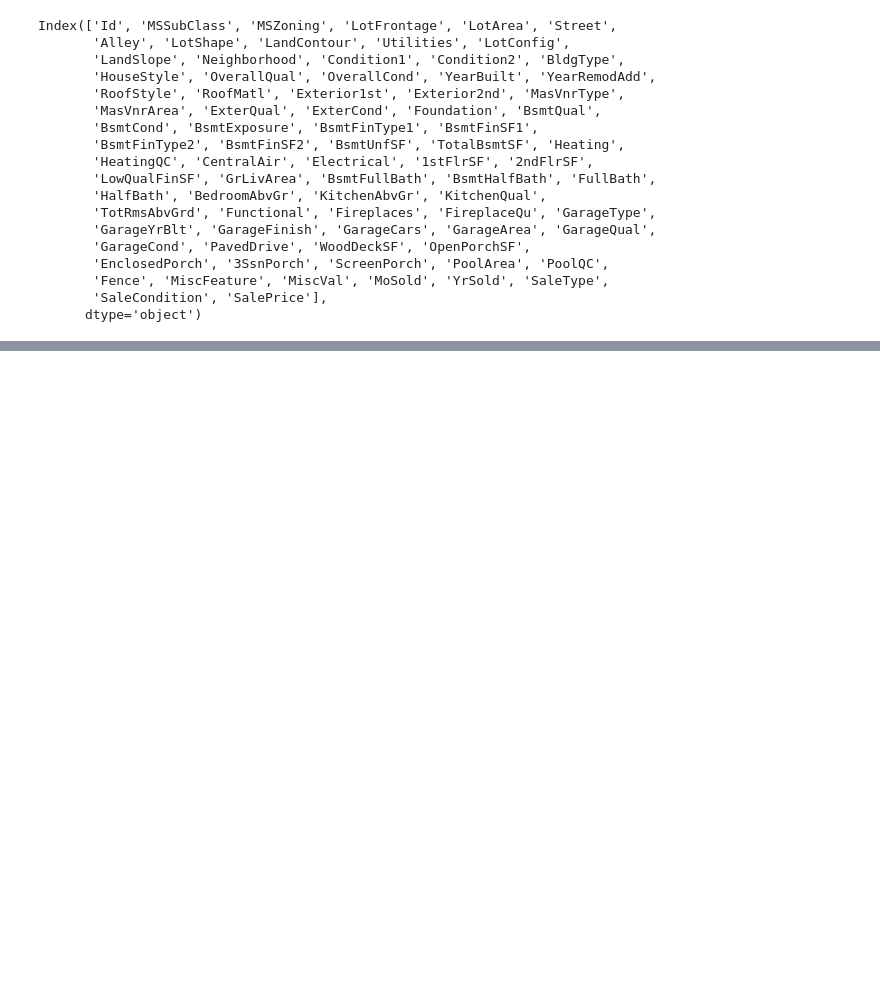
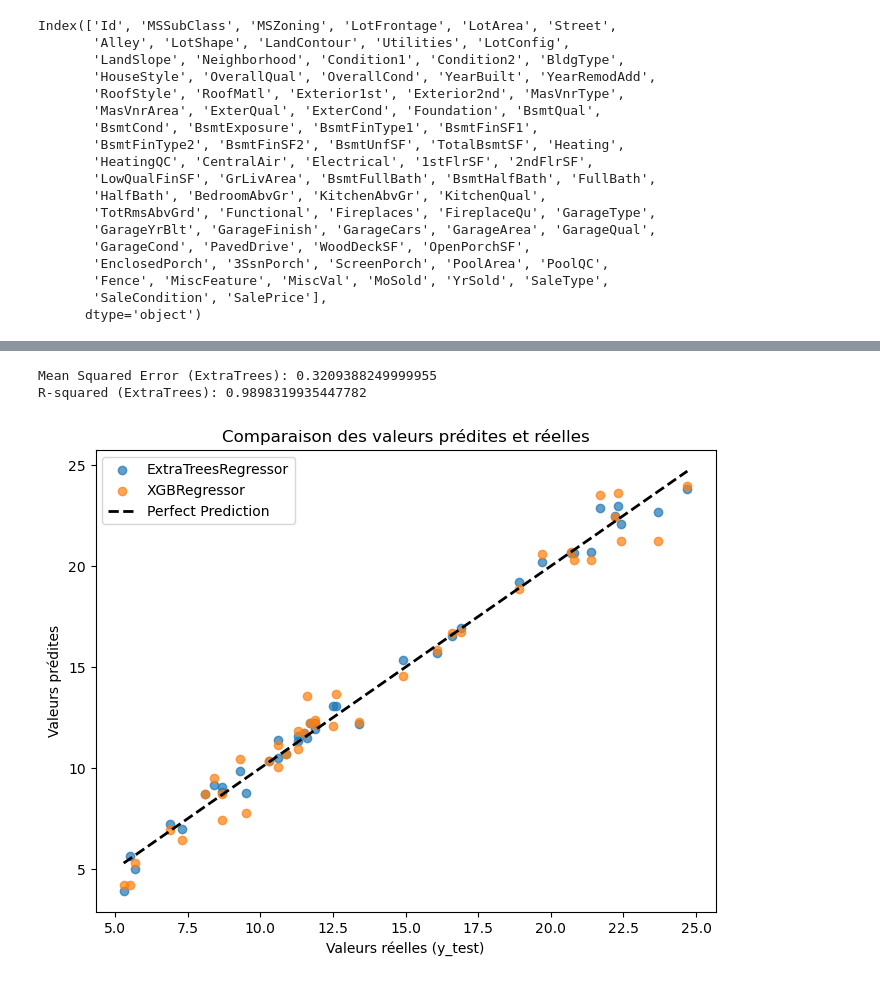
Before and after one commit to Ephrayyy/Regression, a Jupyter notebook: Project_4.ipynb, the cells around one changed output, grey strips where cells are left out. Drawn from its saved outputs; the diff is of its cells as text; code cells hidden in the pictures; blank space fills up the shorter version.

```diff
--- a/Project_4.ipynb
+++ b/Project_4.ipynb
@@ -231,0 +506,27 @@ Index(['Id', 'MSSubClass', 'MSZoning', 'LotFrontage', 'LotArea', 'Street',
+# %%
+# Entraînement du modèle ExtraTreesRegressor
+et_model = ExtraTreesRegressor(random_state=42)
+et_model.fit(X_train, y_train)
+y_pred_et = et_model.predict(X_test)
+
+# Évaluation du modèle
+mse_et = mean_squared_error(y_test, y_pred_et)
+r2_et = r2_score(y_test, y_pred_et)
+
+print(f"Mean Squared Error (ExtraTrees): {mse_et}")
+print(f"R-squared (ExtraTrees): {r2_et}")
+# %% [output]
+Mean Squared Error (ExtraTrees): 0.3209388249999955
+R-squared (ExtraTrees): 0.9898319935447782
+# %%
+plt.figure(figsize=(8, 6))
+plt.scatter(y_test, y_pred_et, label='ExtraTreesRegressor', alpha=0.7)
+plt.scatter(y_test, y_pred_xgb, label='XGBRegressor', alpha=0.7)
+plt.plot([y_test.min(), y_test.max()], [y_test.min(), y_test.max()], 'k--', lw=2, label='Perfect Prediction')
+plt.xlabel('Valeurs réelles (y_test)')
+plt.ylabel('Valeurs prédites')
+plt.title('Comparaison des valeurs prédites et réelles')
+plt.legend()
+plt.show()
+# %% [output]
+[figure, added]
```
Also changed, not shown: parts of 32 cells of this notebook.
